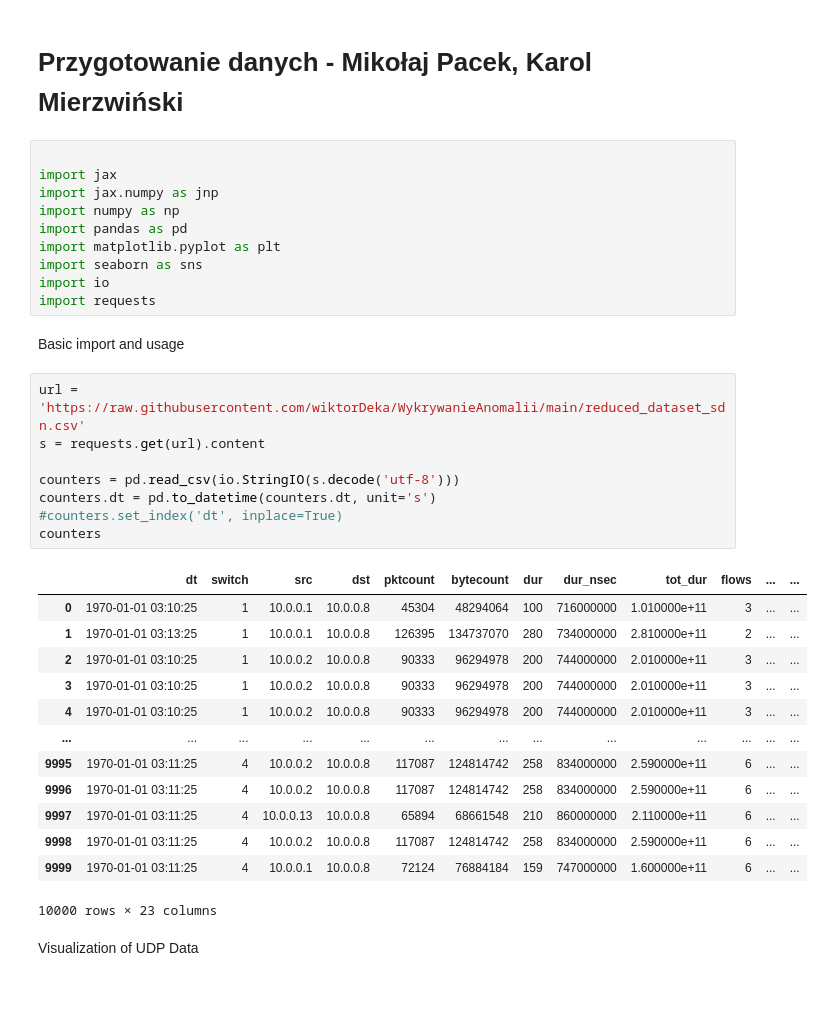
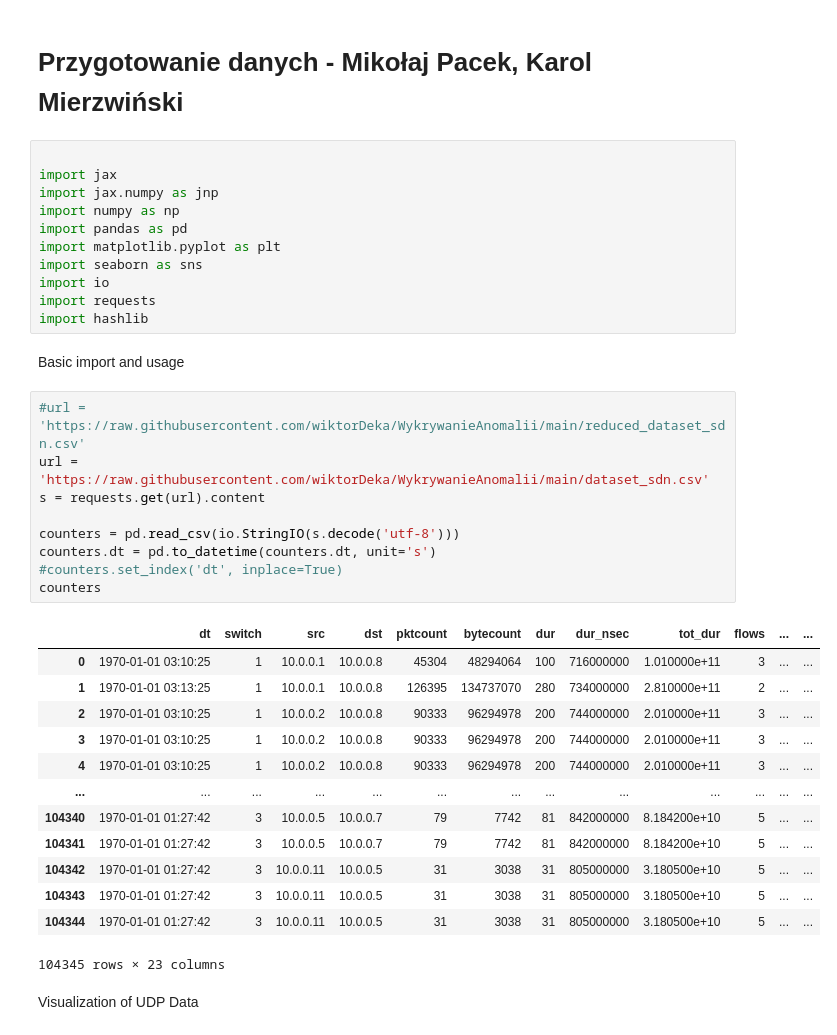
Before and after one commit to wiktorDeka/WykrywanieAnomalii, a Jupyter notebook: charts.ipynb, the cells around one changed output. Cells and saved outputs as stored; diff of their text form; blank space fills up the shorter version.

```diff
--- a/charts.ipynb
+++ b/charts.ipynb
@@ -10,30 +10,32 @@ import matplotlib.pyplot as plt
 import seaborn as sns
 import io
 import requests
+import hashlib
 # %% [markdown]
 Basic import and usage
 # %%
-url = 'https://raw.githubusercontent.com/wiktorDeka/WykrywanieAnomalii/main/reduced_dataset_sdn.csv'
+#url = 'https://raw.githubusercontent.com/wiktorDeka/WykrywanieAnomalii/main/reduced_dataset_sdn.csv'
+url = 'https://raw.githubusercontent.com/wiktorDeka/WykrywanieAnomalii/main/dataset_sdn.csv'
 s = requests.get(url).content
 
 counters = pd.read_csv(io.StringIO(s.decode('utf-8')))
 counters.dt = pd.to_datetime(counters.dt, unit='s')
 #counters.set_index('dt', inplace=True)
 counters
 # %% [output]
 |  | dt | switch | src | dst | pktcount | bytecount | dur | dur_nsec | tot_dur | flows | ... | ... |
 | 0 | 1970-01-01 03:10:25 | 1 | 10.0.0.1 | 10.0.0.8 | 45304 | 48294064 | 100 | 716000000 | 1.010000e+11 | 3 | ... | ... |
 | 1 | 1970-01-01 03:13:25 | 1 | 10.0.0.1 | 10.0.0.8 | 126395 | 134737070 | 280 | 734000000 | 2.810000e+11 | 2 | ... | ... |
 | 2 | 1970-01-01 03:10:25 | 1 | 10.0.0.2 | 10.0.0.8 | 90333 | 96294978 | 200 | 744000000 | 2.010000e+11 | 3 | ... | ... |
 | 3 | 1970-01-01 03:10:25 | 1 | 10.0.0.2 | 10.0.0.8 | 90333 | 96294978 | 200 | 744000000 | 2.010000e+11 | 3 | ... | ... |
 | 4 | 1970-01-01 03:10:25 | 1 | 10.0.0.2 | 10.0.0.8 | 90333 | 96294978 | 200 | 744000000 | 2.010000e+11 | 3 | ... | ... |
 | ... | ... | ... | ... | ... | ... | ... | ... | ... | ... | ... | ... | ... |
-| 9995 | 1970-01-01 03:11:25 | 4 | 10.0.0.2 | 10.0.0.8 | 117087 | 124814742 | 258 | 834000000 | 2.590000e+11 | 6 | ... | ... |
-| 9996 | 1970-01-01 03:11:25 | 4 | 10.0.0.2 | 10.0.0.8 | 117087 | 124814742 | 258 | 834000000 | 2.590000e+11 | 6 | ... | ... |
-| 9997 | 1970-01-01 03:11:25 | 4 | 10.0.0.13 | 10.0.0.8 | 65894 | 68661548 | 210 | 860000000 | 2.110000e+11 | 6 | ... | ... |
-| 9998 | 1970-01-01 03:11:25 | 4 | 10.0.0.2 | 10.0.0.8 | 117087 | 124814742 | 258 | 834000000 | 2.590000e+11 | 6 | ... | ... |
-| 9999 | 1970-01-01 03:11:25 | 4 | 10.0.0.1 | 10.0.0.8 | 72124 | 76884184 | 159 | 747000000 | 1.600000e+11 | 6 | ... | ... |
+| 104340 | 1970-01-01 01:27:42 | 3 | 10.0.0.5 | 10.0.0.7 | 79 | 7742 | 81 | 842000000 | 8.184200e+10 | 5 | ... | ... |
+| 104341 | 1970-01-01 01:27:42 | 3 | 10.0.0.5 | 10.0.0.7 | 79 | 7742 | 81 | 842000000 | 8.184200e+10 | 5 | ... | ... |
+| 104342 | 1970-01-01 01:27:42 | 3 | 10.0.0.11 | 10.0.0.5 | 31 | 3038 | 31 | 805000000 | 3.180500e+10 | 5 | ... | ... |
+| 104343 | 1970-01-01 01:27:42 | 3 | 10.0.0.11 | 10.0.0.5 | 31 | 3038 | 31 | 805000000 | 3.180500e+10 | 5 | ... | ... |
+| 104344 | 1970-01-01 01:27:42 | 3 | 10.0.0.11 | 10.0.0.5 | 31 | 3038 | 31 | 805000000 | 3.180500e+10 | 5 | ... | ... |
-10000 rows × 23 columns
+104345 rows × 23 columns
 # %% [markdown]
 Visualization of UDP Data
 # %%
```
Also changed, not shown: parts of 3 cells of this notebook.
